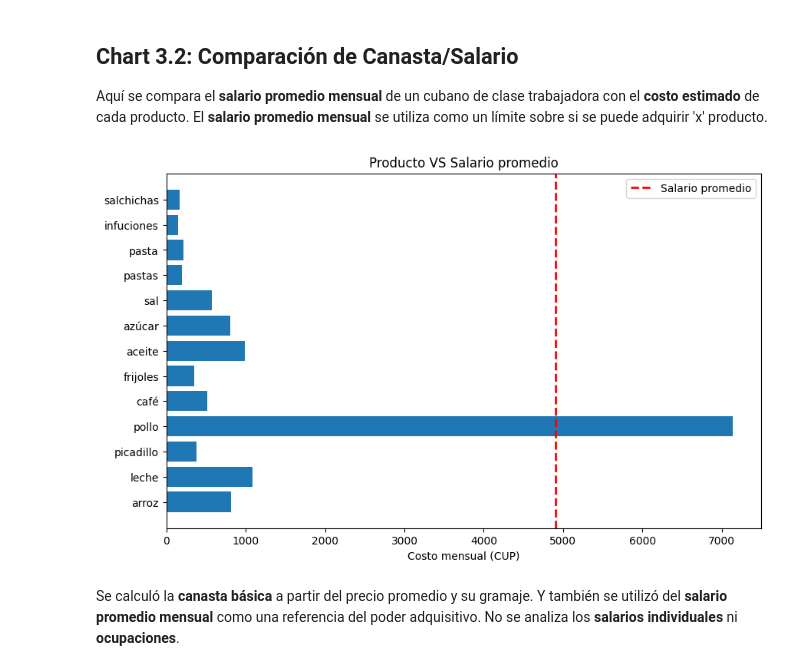
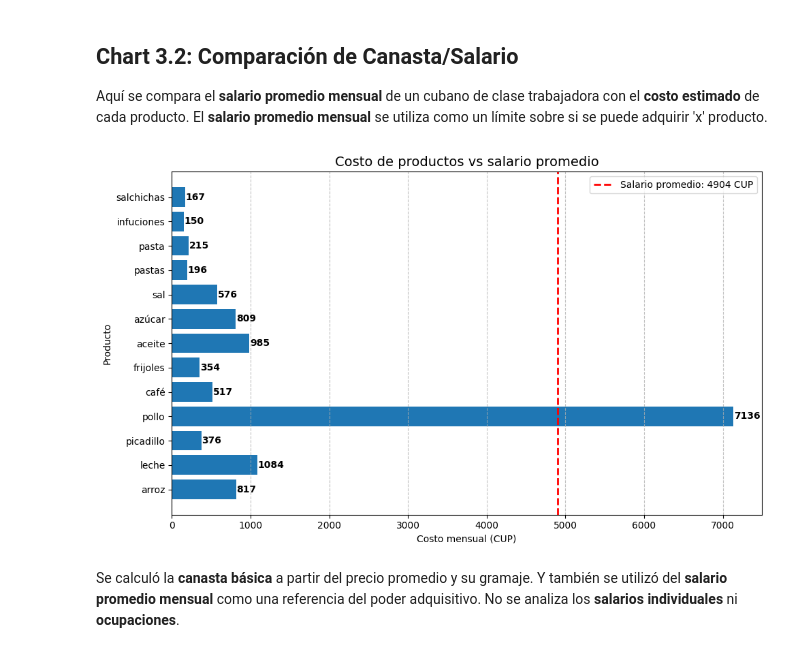
Before and after one commit to L14Npy/project_01, a Jupyter notebook: story.ipynb, the cells around one changed output. Saved outputs shown, nothing was run; the diff lists cells and outputs as text; code cells hidden in the pictures.

```diff
--- a/story.ipynb
+++ b/story.ipynb
@@ -59,10 +57,10 @@ ChartCostBasketD()
 ## Chart 3.2: Comparación de Canasta/Salario
 
 Aquí se compara el **salario promedio mensual** de un cubano de clase trabajadora con el **costo estimado** de cada producto. El **salario promedio mensual** se utiliza como un límite sobre si se puede adquirir 'x' producto.
-# %%
-ChartCostBasket2(1)
-# %% [output]
-[figure, removed]
+# %%
+ChartCostBasket2D(1)
+# %% [output]
+[figure, added]
 # %% [markdown]
 Se calculó la **canasta básica** a partir del precio promedio y su gramaje. Y también se utilizó del **salario promedio mensual** como una referencia del poder adquisitivo. No se analiza los **salarios individuales** ni **ocupaciones**.
 # %% [markdown]
```
Also changed, not shown: parts of 6 cells of this notebook, 2 other files.
